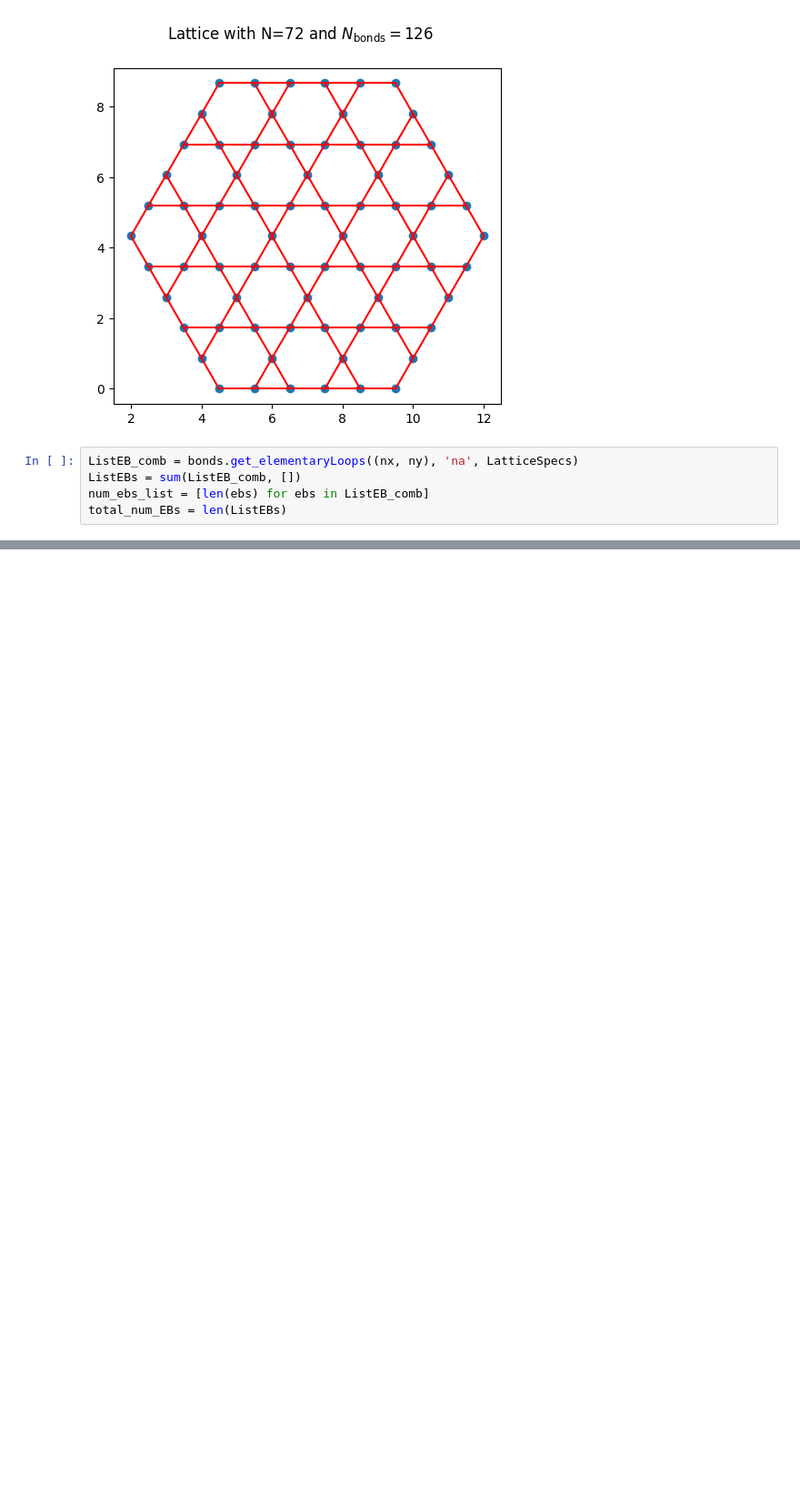
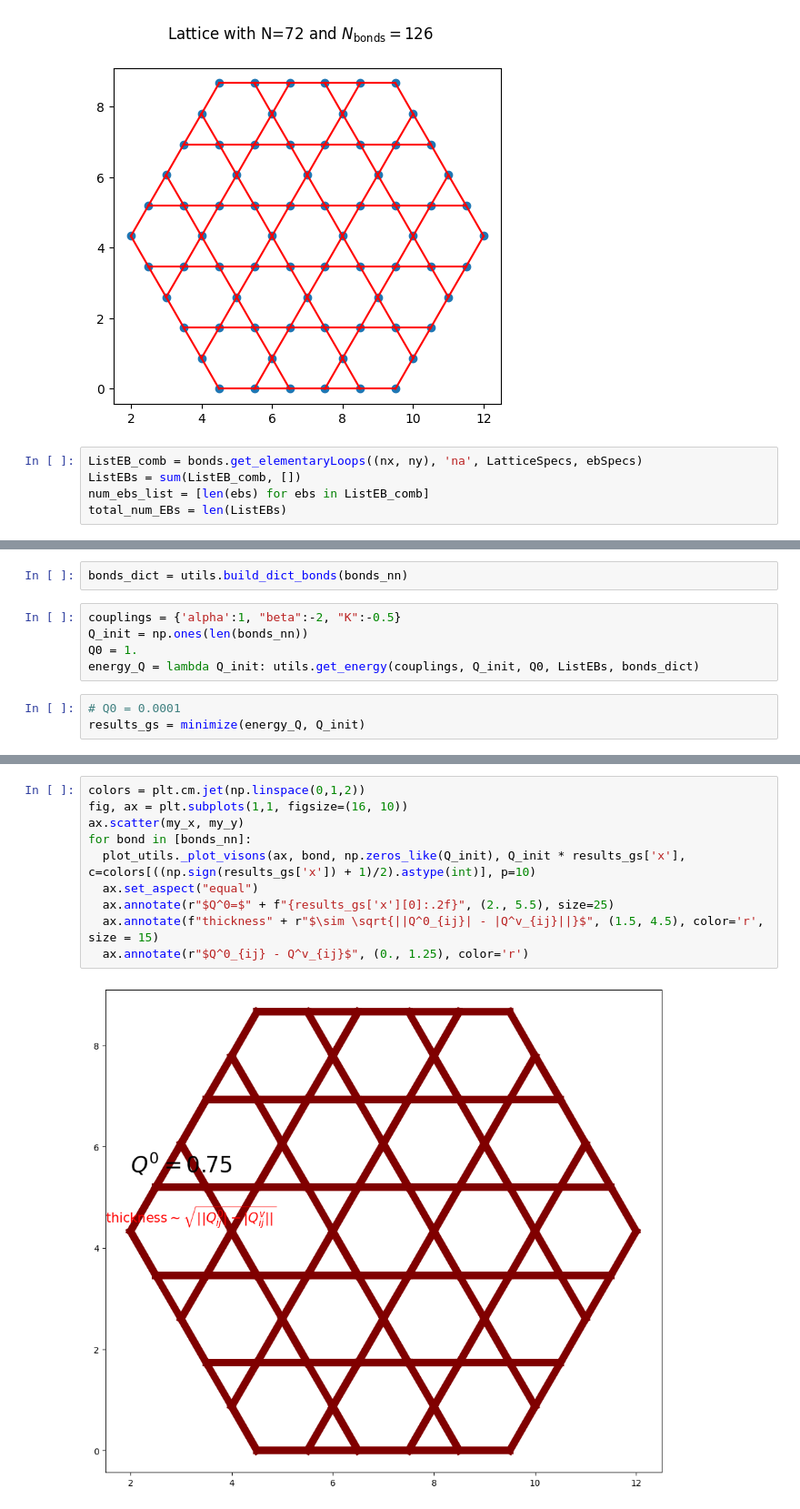
Before and after one commit to teng10/rydberg-vison, a Jupyter notebook: wip.ipynb, the cells around one changed output, grey strips where cells are left out. Shown at 91% size. Cells and saved outputs as stored; diff of their text form; blank space fills up the shorter version.

```diff
--- a/wip.ipynb
+++ b/wip.ipynb
@@ -183,7 +192,7 @@ fig.suptitle(f"Lattice with N={my_x[0].shape[0]} and " +r"$N_{\rm bonds}=$" + f"
 Text(0.5, 0.98, 'Lattice with N=72 and $N_{\\rm bonds}=$126')
 [figure]
 # %%
-ListEB_comb = bonds.get_elementaryLoops((nx, ny), 'na', LatticeSpecs)
+ListEB_comb = bonds.get_elementaryLoops((nx, ny), 'na', LatticeSpecs, ebSpecs)
 ListEBs = sum(ListEB_comb, [])
 num_ebs_list = [len(ebs) for ebs in ListEB_comb]
 total_num_EBs = len(ListEBs)
@@ -212,0 +224,10 @@ for i, ebs in enumerate(ListEB_comb):
+# %%
+bonds_dict = utils.build_dict_bonds(bonds_nn)
+# %%
+couplings = {'alpha':1, "beta":-2, "K":-0.5}
+Q_init = np.ones(len(bonds_nn))
+Q0 = 1.
+energy_Q = lambda Q_init: utils.get_energy(couplings, Q_init, Q0, ListEBs, bonds_dict)
+# %%
+# Q0 = 0.0001
+results_gs = minimize(energy_Q, Q_init)
@@ -212,0 +262,12 @@ for i, ebs in enumerate(ListEB_comb):
+# %%
+colors = plt.cm.jet(np.linspace(0,1,2))
+fig, ax = plt.subplots(1,1, figsize=(16, 10))
+ax.scatter(my_x, my_y)
+for bond in [bonds_nn]:
+  plot_utils._plot_visons(ax, bond, np.zeros_like(Q_init), Q_init * results_gs['x'], c=colors[((np.sign(results_gs['x']) + 1)/2).astype(int)], p=10)
+  ax.set_aspect("equal")
+  ax.annotate(r"$Q^0=$" + f"{results_gs['x'][0]:.2f}", (2., 5.5), size=25)
+  ax.annotate(f"thickness" + r"$\sim \sqrt{||Q^0_{ij}| - |Q^v_{ij}||}$", (1.5, 4.5), color='r', size = 15)
+  ax.annotate(r"$Q^0_{ij} - Q^v_{ij}$", (0., 1.25), color='r')
+# %% [output]
+[figure, added]
```
Also changed, not shown: parts of 19 cells of this notebook, 2 other files.
